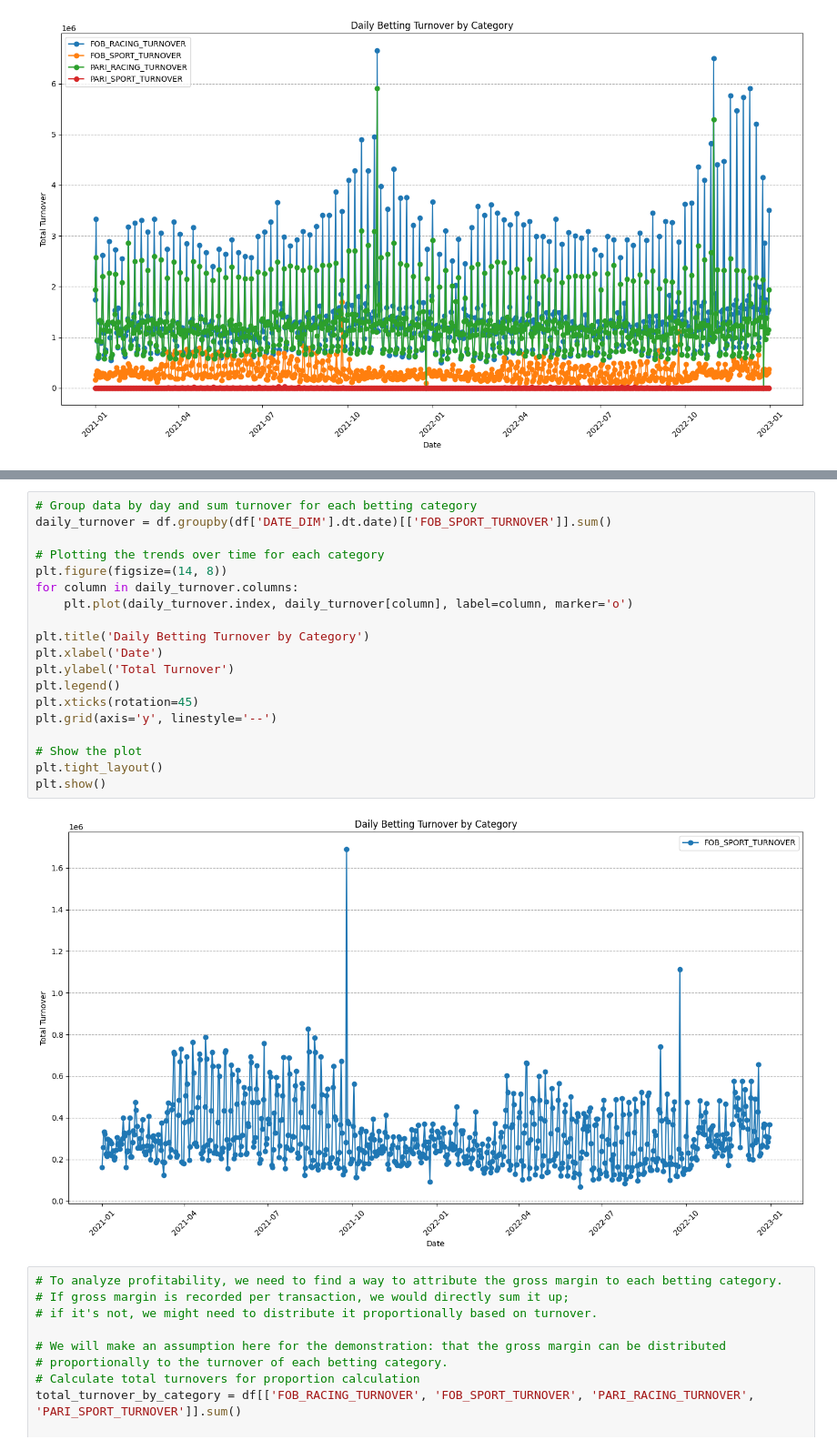
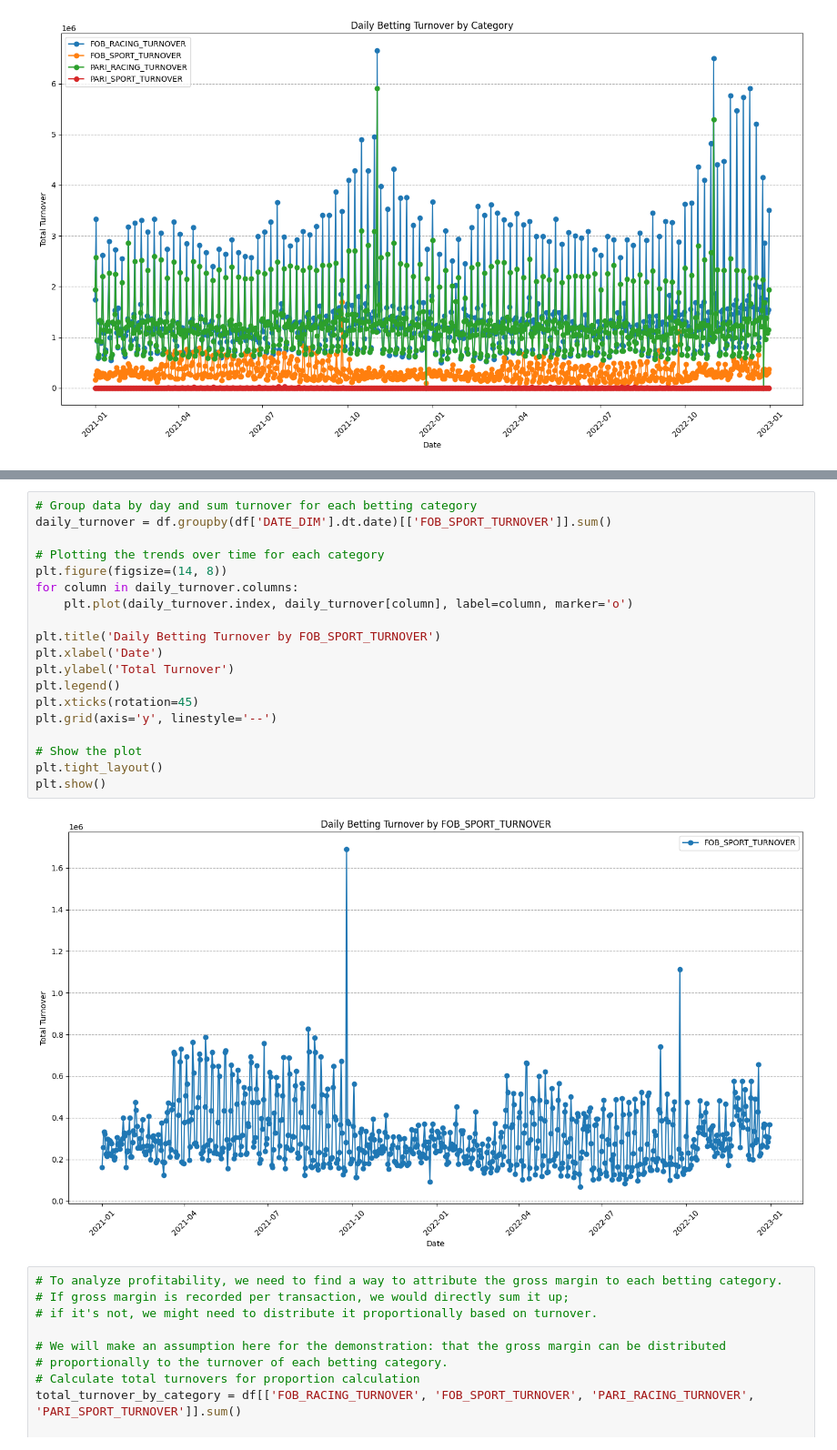
Before and after one commit to ThanhVo15/Competition, a Jupyter notebook: 2. Data Got Talent/2. Final Round/Code/GROSS_MARGIN_FORECAST copy.ipynb, the cells around one changed output, grey strips where cells are left out. Shown at 91% size. Cells and saved outputs as stored; diff of their text form.

```diff
--- a/2. Data Got Talent/2. Final Round/Code/GROSS_MARGIN_FORECAST copy.ipynb
+++ b/2. Data Got Talent/2. Final Round/Code/GROSS_MARGIN_FORECAST copy.ipynb
@@ -238,24 +300,24 @@ plt.show()
 # %%
 # Group data by day and sum turnover for each betting category
 daily_turnover = df.groupby(df['DATE_DIM'].dt.date)[['FOB_SPORT_TURNOVER']].sum()
 
 # Plotting the trends over time for each category
 plt.figure(figsize=(14, 8))
 for column in daily_turnover.columns:
     plt.plot(daily_turnover.index, daily_turnover[column], label=column, marker='o')
 
-plt.title('Daily Betting Turnover by Category')
+plt.title('Daily Betting Turnover by FOB_SPORT_TURNOVER')
 plt.xlabel('Date')
 plt.ylabel('Total Turnover')
 plt.legend()
 plt.xticks(rotation=45)
 plt.grid(axis='y', linestyle='--')
 
 # Show the plot
 plt.tight_layout()
 plt.show()
 # %% [output]
-[figure, old version]
+[figure, new version]
 # %%
 # To analyze profitability, we need to find a way to attribute the gross margin to each betting category.
 # If gross margin is recorded per transaction, we would directly sum it up;
```
Also changed, not shown: parts of 3 cells of this notebook, 7 other files.
